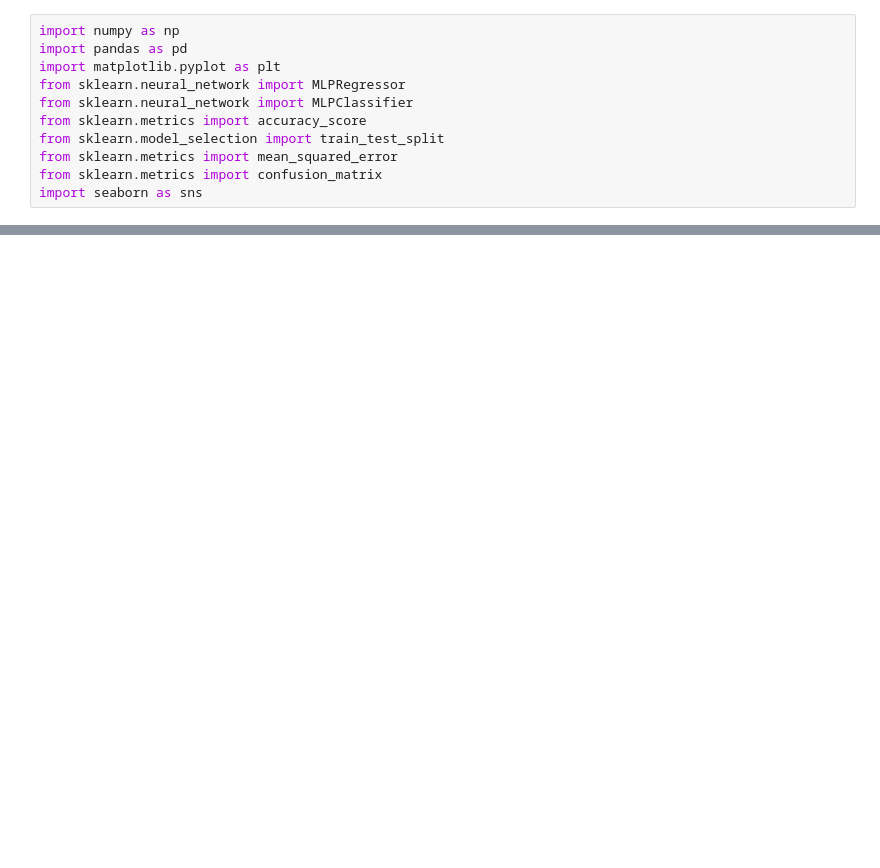
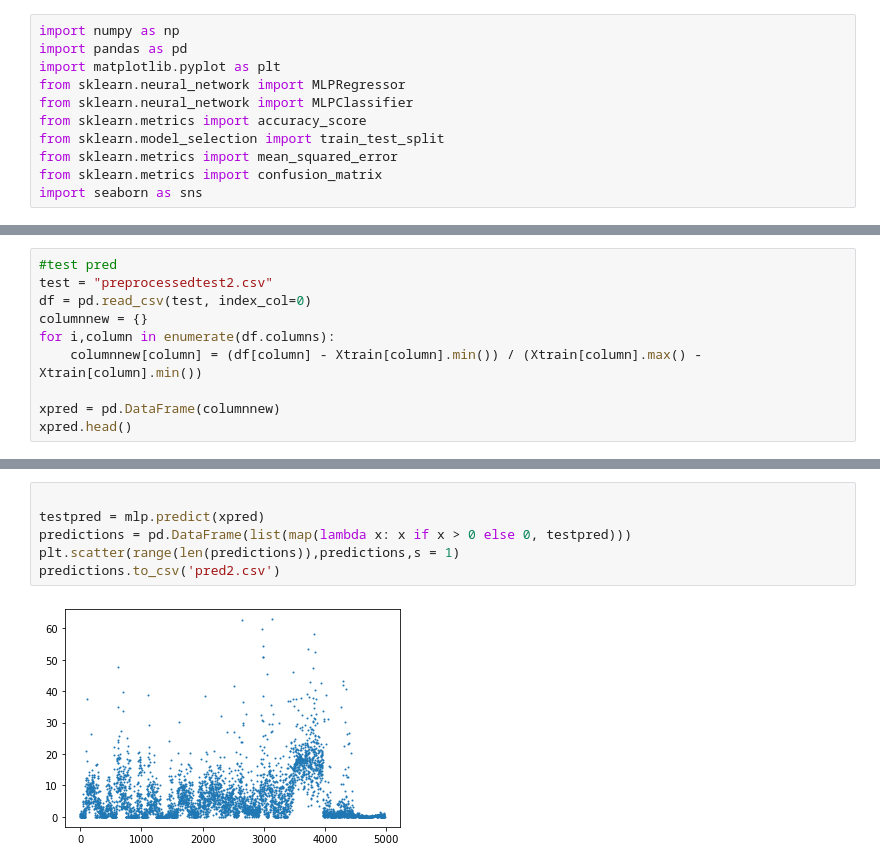
Before and after one commit to Alfadhils/DataVidia-Project, a Jupyter notebook: nn.ipynb, the cells around one changed output, grey strips where cells are left out. Drawn from its saved outputs; the diff is of its cells as text; blank space fills up the shorter version.

```diff
--- a/nn.ipynb
+++ b/nn.ipynb
@@ -17,0 +61,10 @@ X = df.drop(columns='rain_sum (mm)')
+# %%
+#test pred
+test = "preprocessedtest2.csv"
+df = pd.read_csv(test, index_col=0)
+columnnew = {}
+for i,column in enumerate(df.columns):
+    columnnew[column] = (df[column] - Xtrain[column].min()) / (Xtrain[column].max() - Xtrain[column].min())
+
+xpred = pd.DataFrame(columnnew)
+xpred.head()
@@ -18 +79,9 @@ X = df.drop(columns='rain_sum (mm)')
+# %%
+
+testpred = mlp.predict(xpred)
+predictions = pd.DataFrame(list(map(lambda x: x if x > 0 else 0, testpred)))
+plt.scatter(range(len(predictions)),predictions,s = 1)
+predictions.to_csv('pred2.csv')
+# %% [output]
+[figure, added]
 # %%
```
Also changed, not shown: parts of 9 cells of this notebook, 4 other files.
